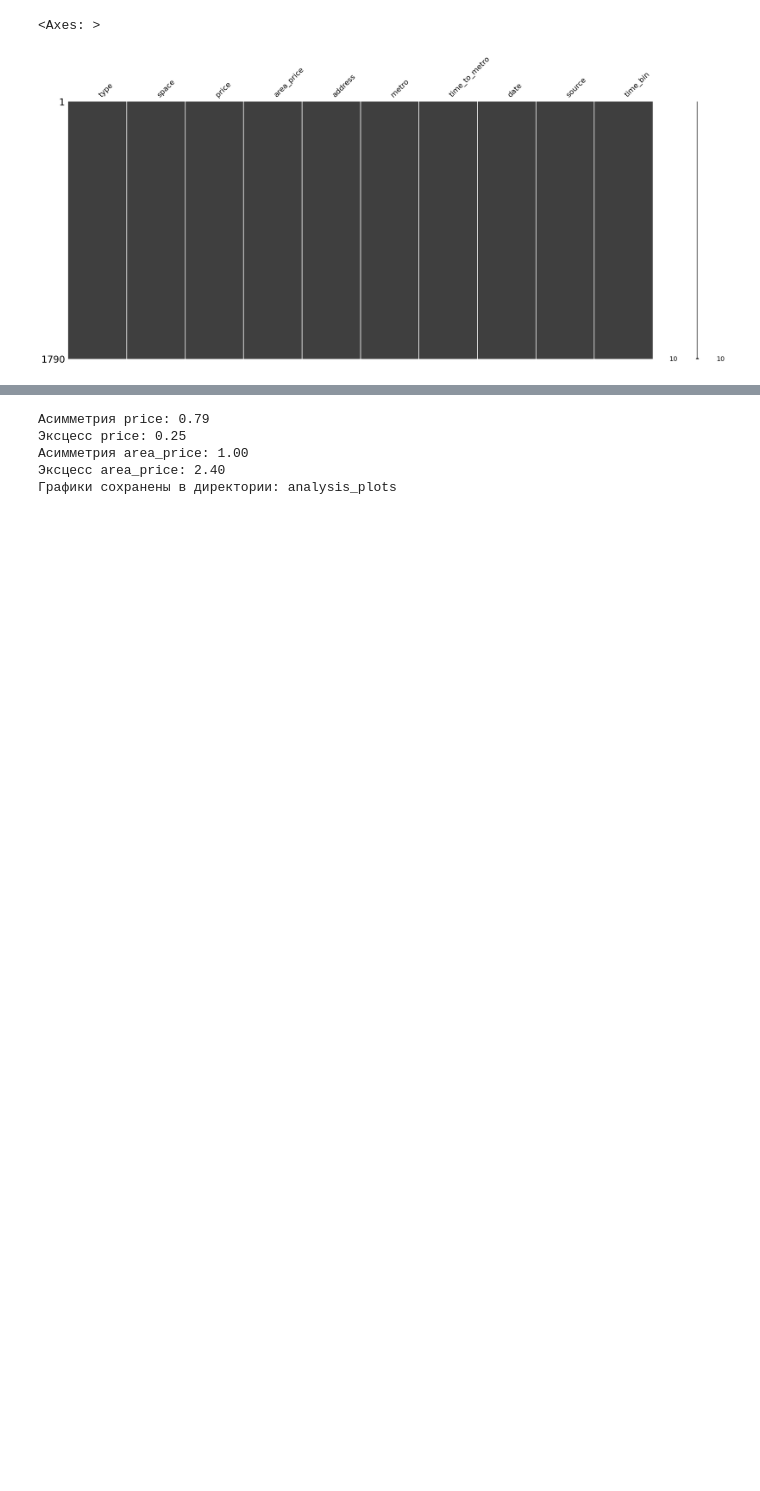
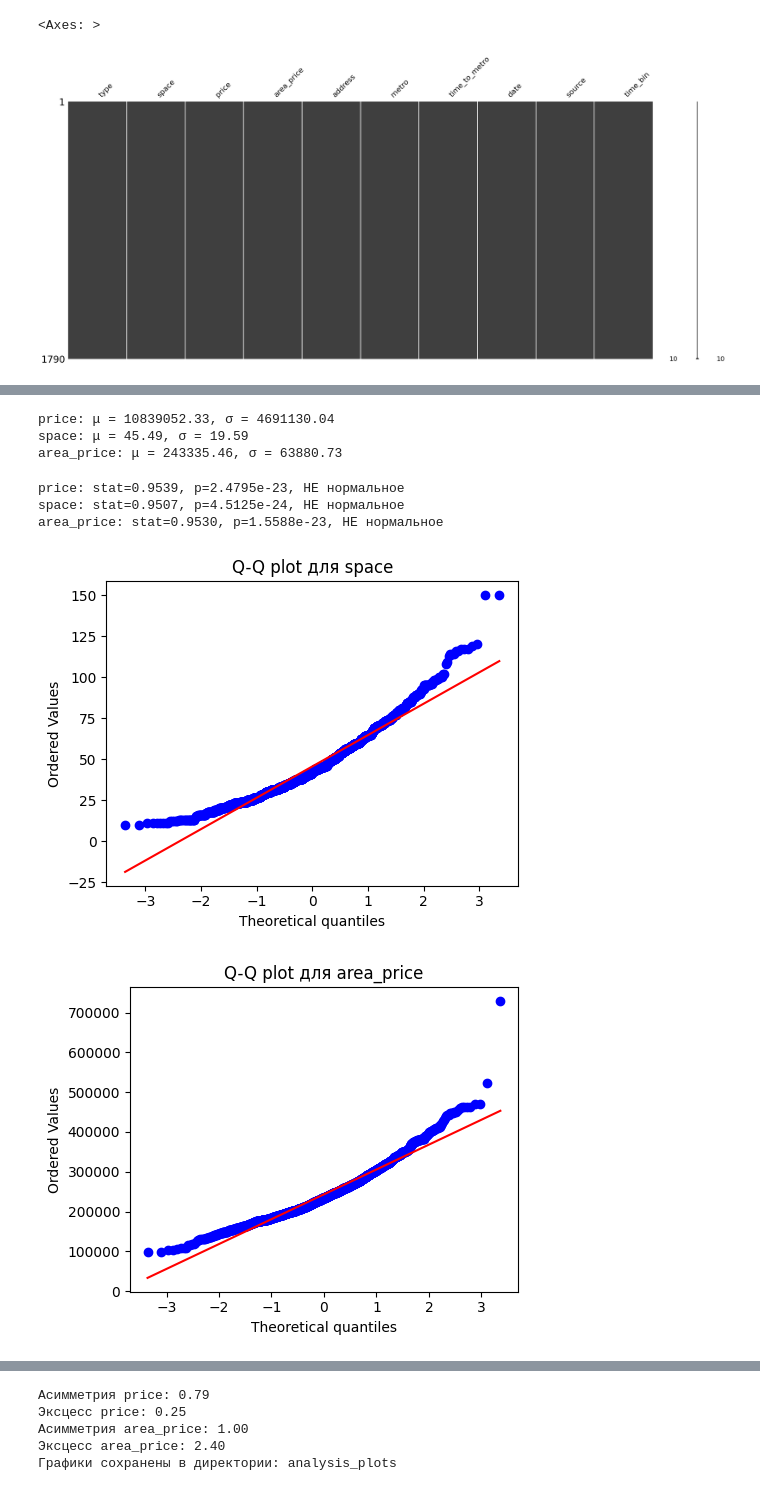
Before and after one commit to colosss/realestateparser, a Jupyter notebook: src/analitic_script_2.ipynb, the cells around one changed output, grey strips where cells are left out. Drawn from its saved outputs; the diff is of its cells as text; code cells hidden in the pictures; blank space fills up the shorter version.

```diff
--- a/src/analitic_script_2.ipynb
+++ b/src/analitic_script_2.ipynb
@@ -234,0 +292,7 @@ if space_col in df.columns and price_col in df.columns and property_type_col in
+# %%
+if property_type_col in df.columns and metro_col in df.columns:
+    cat_vars =  [metro_col]
+    for col in cat_vars:
+        print(f'\n{col}:')
+        print(df[col].value_counts())
+        print('Уникальных:', df[col].nunique())
@@ -234,0 +315,38 @@ if space_col in df.columns and price_col in df.columns and property_type_col in
+# %%
+if price_col in df.columns and space_col in df.columns and area_price_col in df.columns:
+    for col in [price_col, space_col, area_price_col]:
+        print(f"{col}: μ = {df[col].mean():.2f}, σ = {df[col].std():.2f}")
+# %% [output]
+price: μ = 10839052.33, σ = 4691130.04
+space: μ = 45.49, σ = 19.59
+area_price: μ = 243335.46, σ = 63880.73
+# %%
+# Очистка числовых колонок
+
+from scipy import stats
+
+for col in [price_col, space_col, area_price_col, time_col]:
+    df[col] = pd.to_numeric(df[col], errors='coerce')
+
+df_clean = df.dropna(subset=[price_col, space_col, area_price_col])
+
+for col in [price_col, space_col, area_price_col]:
+    sample = df_clean[col].dropna().sample(min(5000, len(df_clean)), random_state=42)
+    stat, p = stats.shapiro(sample[:5000])
+    print(f"{col}: stat={stat:.4f}, p={p:.4e}, {'НЕ нормальное' if p < 0.05 else 'нормальное'}")
+# %% [output]
+price: stat=0.9539, p=2.4795e-23, НЕ нормальное
+space: stat=0.9507, p=4.5125e-24, НЕ нормальное
+area_price: stat=0.9530, p=1.5588e-23, НЕ нормальное
+# %%
+if space_col in df.columns and area_price_col in df.columns:
+    for col in [space_col, area_price_col]:
+        fig, ax = plt.subplots(figsize=(5, 4))
+        stats.probplot(df[col], dist="norm", plot=ax)
+        ax.set_title(f'Q-Q plot для {col}')
+        plt.tight_layout()
+        plt.savefig(f'qqplot_{col}.png', dpi=150)
+        plt.show()
+# %% [output]
+[figure, added]
+[figure, added]
```
Also changed, not shown: parts of 10 cells of this notebook, 9 other files.
